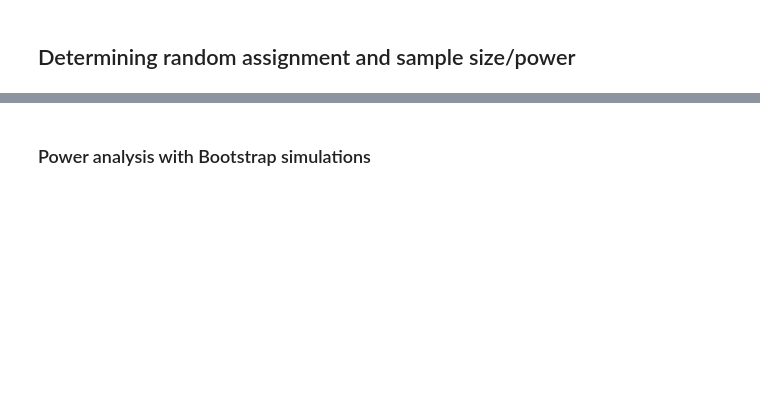
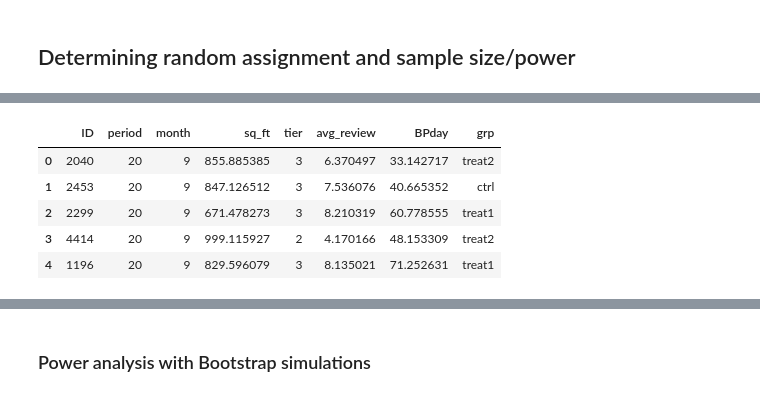
Before and after one commit to BuissonFlorent/BehavioralDataAnalysis, a Jupyter notebook: Chapter 9 - Stratified Randomization/ch09.ipynb, the cells around one changed output, grey strips where cells are left out. Cells and saved outputs as stored; diff of their text form; code cells hidden in the pictures; blank space fills up the shorter version.

```diff
--- a/Chapter 9 - Stratified Randomization/ch09.ipynb
+++ b/Chapter 9 - Stratified Randomization/ch09.ipynb
@@ -24,3 +24,13 @@ from sklearn.preprocessing import OneHotEncoder
 ##### Loading the data #####
 hist_data_df = pd.read_csv('chap9-historical_data.csv')
 exp_data_df = pd.read_csv('chap9-experimental_data.csv')
+
+### Minor data formatting
+
+# Reformating categorical and id variables
+hist_data_df['tier'] = pd.Categorical(hist_data_df.tier, categories=[3,2,1], ordered = True)
+hist_data_df['ID'] = hist_data_df.ID.astype(str)
+exp_data_df['tier'] = pd.Categorical(exp_data_df.tier, categories=[3,2,1], ordered = True)
+exp_data_df['ID'] = exp_data_df.ID.astype(str)
+
+hist_data_df.head()
@@ -59,31 +142,4 @@ no_strat_assgnt = no_strat_assgnt_K_fun(hist_data_df, Nexp = 5000, K = 4)
 # %%
-### Function to prep the data
-def strat_prep_fun(dat_df):
-    #Extracting property-level variables
-    dat_df['tier'] = pd.Categorical(dat_df.tier, categories=[3,2,1],
-                                    ordered = True)
-    dat_df['ID'] = dat_df.ID.astype(str)
-
-
-    num_df = dat_df.copy().loc[:,dat_df.dtypes=='float64'] #Numeric vars
-    cat_df = dat_df.copy().loc[:,dat_df.dtypes=='category'] #Categorical vars
-
-    #Normalizing all numeric variables to [0,1]
-    scaler = MinMaxScaler()
-    scaler.fit(num_df)
-    num_np = scaler.transform(num_df)
-
-    #One-hot encoding all categorical variables
-    enc = OneHotEncoder(handle_unknown='ignore')
-    enc.fit(cat_df)
-    cat_np = enc.transform(cat_df).toarray()
-
-    #Binding arrays
-    data_np = np.concatenate((num_np, cat_np), axis=1)
-    del num_df, num_np, cat_df, cat_np, enc, scaler
-    return data_np
-#prepped_data_np = strat_prep_fun(hist_data_df)
-
 def stratified_assgnt_fun(dat_df, K):
 
     #Sampling down to a multiple of our number of groups
@@ -122,38 +178,46 @@ def stratified_assgnt_fun(dat_df, K):
                 #print("len(matches) = ",  len(matches))
                 if len(matches) == match_len:
                     matches.append(n)
                     matches_lst.append(matches)
                     available_temp = [m for m in available_temp if m not in matches]
                     break
                 else:
                     closest[n,:] = np.argpartition(d_mat[n,:], kth=match_lim)
 
     #Assigning experimental groups to the matched sets
     exp_grps = np.array(list(range(K))*(int(N/K))).reshape((int(N/K),K))
     exp_grps = exp_grps.tolist()
     for j in exp_grps:
         np.random.shuffle(j)
     #flattening the two lists
     import itertools
     exp_grps = list(itertools.chain(*exp_grps))
     matches_lst2 = list(itertools.chain(*matches_lst))
     exp_grps2 = [x for _,x in sorted(zip(matches_lst2,exp_grps))]
 
-    assgnt_df = pd.DataFrame(exp_grps2, columns=['group'])
-    assgnt_df.group = assgnt_df.group.astype(str)
-    assgnt_df.group.loc[assgnt_df.group == '0'] = 'ctrl'
-    assgnt_df.group.loc[assgnt_df.group == '1'] = 'treat1'
-    assgnt_df.group.loc[assgnt_df.group == '2'] = 'treat2'
+    assgnt_df = pd.DataFrame(exp_grps2, columns=['grp'])
+    assgnt_df.grp = assgnt_df.grp.astype(str)
+    assgnt_df.grp.loc[assgnt_df.grp == '0'] = 'ctrl'
+    assgnt_df.grp.loc[assgnt_df.grp == '1'] = 'treat1'
+    assgnt_df.grp.loc[assgnt_df.grp == '2'] = 'treat2'
 
 
     assgnt_df['ID'] = dat_ID
     dat_df = dat_df.merge(assgnt_df, on='ID', how='inner')
     return dat_df
 
 #Sampling a random monthly period
 per = random.sample(range(35), 1)[0] + 1
 sample_df = hist_data_df.loc[hist_data_df.period == per].sample(5000)
 stratified_data_df = stratified_assgnt_fun(sample_df, K=3)
+stratified_data_df.head()
+# %% [output]
+|  | ID | period | month | sq_ft | tier | avg_review | BPday | grp |
+| 0 | 2040 | 20 | 9 | 855.885385 | 3 | 6.370497 | 33.142717 | treat2 |
+| 1 | 2453 | 20 | 9 | 847.126512 | 3 | 7.536076 | 40.665352 | ctrl |
+| 2 | 2299 | 20 | 9 | 671.478273 | 3 | 8.210319 | 60.778555 | treat1 |
+| 3 | 4414 | 20 | 9 | 999.115927 | 2 | 4.170166 | 48.153309 | treat2 |
+| 4 | 1196 | 20 | 9 | 829.596079 | 3 | 8.135021 | 71.252631 | treat1 |
 # %%
 def assgnt_comparison_fun(strat_dat_df, varnm):
 
```
Also changed, not shown: parts of 13 cells of this notebook, 4 other files.
